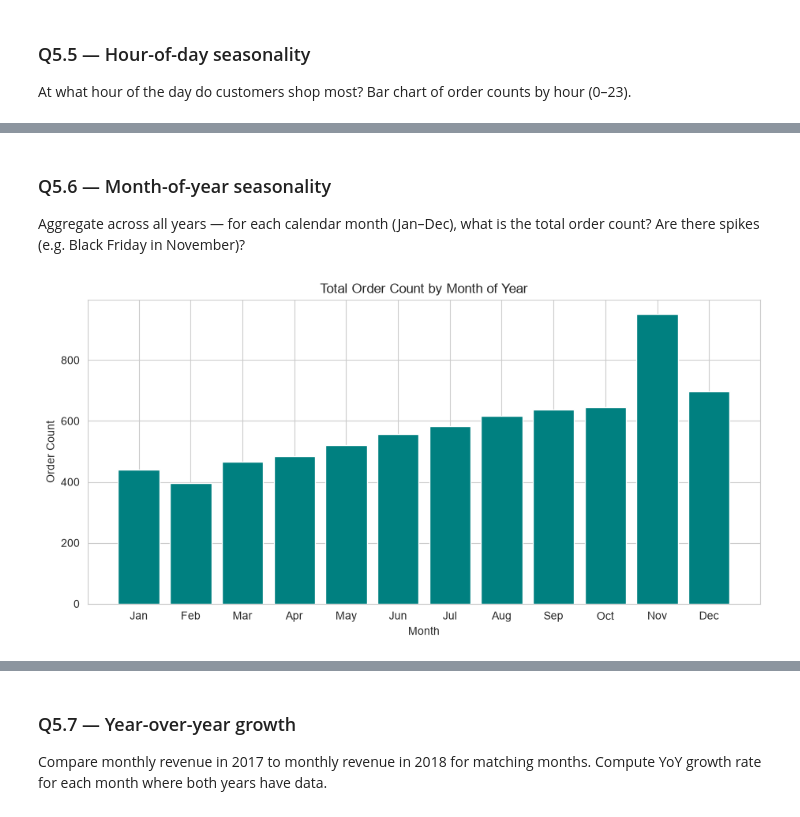
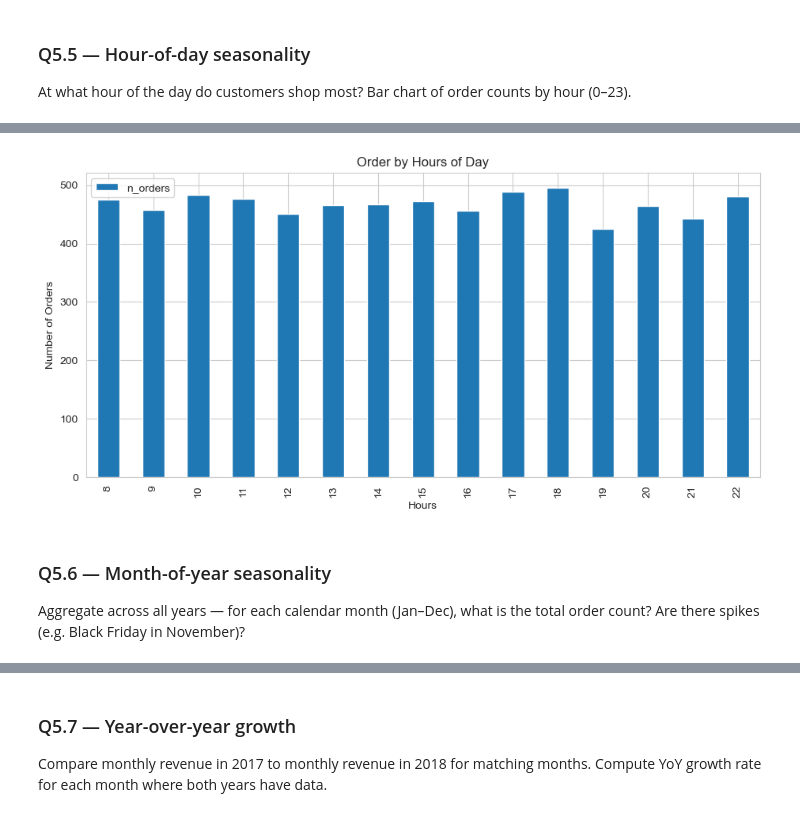
Before and after one commit to SumanSudo/DSML, a Jupyter notebook: Day4/Assignment/Pandas_Sales_Assignment.ipynb, the cells around one changed output, grey strips where cells are left out. Drawn from its saved outputs; the diff is of its cells as text; code cells hidden in the pictures.

```diff
--- a/Day4/Assignment/Pandas_Sales_Assignment.ipynb
+++ b/Day4/Assignment/Pandas_Sales_Assignment.ipynb
@@ -1379,17 +1394,15 @@ plt.show()
+# %%
+hour_orders= ( sales.groupby("hours_of_day").agg(n_orders=("order_id", "nunique")))
+# %%
+hour_orders.plot(kind="bar", figsize=(11, 5))
+plt.title("Order by Hours of Day")
+plt.xlabel("Hours")
+plt.ylabel("Number of Orders")
+plt.show()
+# %% [output]
+[figure, added]
 # %% [markdown]
 ### Q5.6 — Month-of-year seasonality
 Aggregate across all years — for each calendar month (Jan–Dec), what is the total order count? Are there spikes (e.g. Black Friday in November)?
 # %%
-# Month-of-year seasonality
-orders['month_num'] = orders['order_purchase_timestamp'].dt.month                             # Extract calendar month (1-12)
-moy_counts = orders['month_num'].value_counts().sort_index()                                   # Count orders per month and sort
-month_names = ['Jan', 'Feb', 'Mar', 'Apr', 'May', 'Jun', 'Jul', 'Aug', 'Sep', 'Oct', 'Nov', 'Dec'] # Define month names
-
-plt.figure(figsize=(11, 5))                                                                    # Set plot dimensions
-plt.bar(month_names, moy_counts, color='teal')                                                 # Draw bar chart
-plt.title('Total Order Count by Month of Year')                                                # Set plot title
-plt.xlabel('Month')                                                                            # Set horizontal axis label
-plt.ylabel('Order Count')                                                                      # Set vertical axis label
-plt.show()                                                                                     # Render chart
+sales["month_name"] = sales["order_purchase_timestamp"].dt.month_name()
-# %% [output]
-[figure, removed]
```
Also changed, not shown: parts of 33 cells of this notebook.
